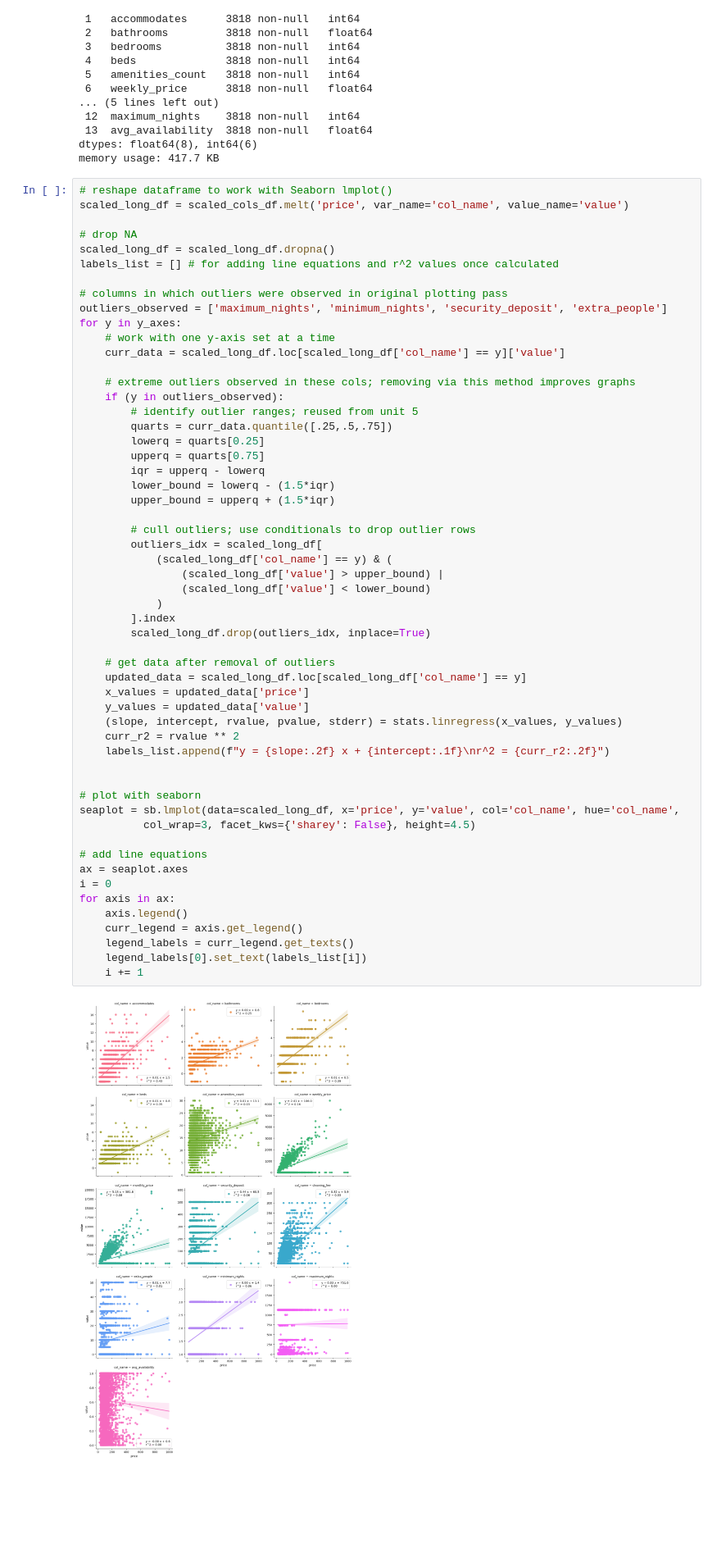
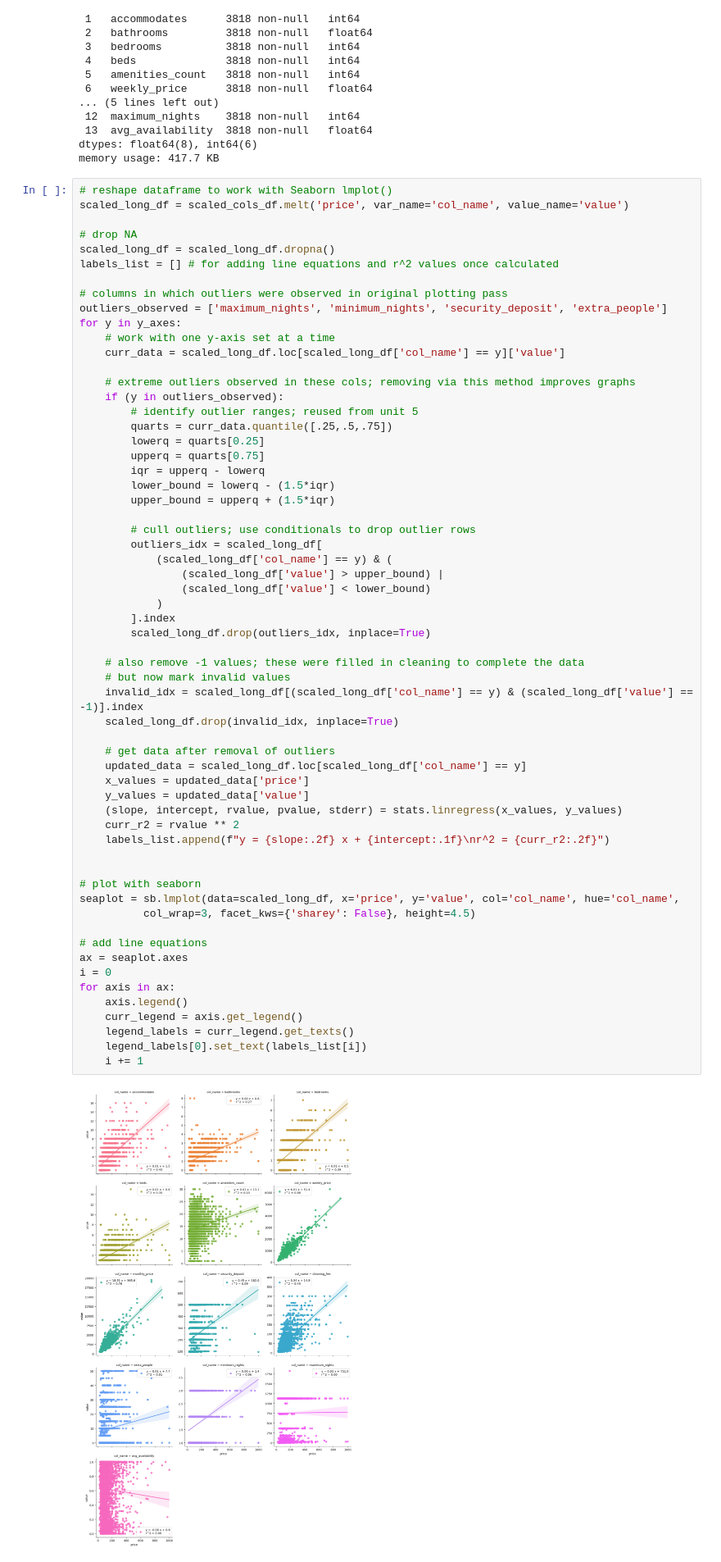
Before and after one commit to kcelik369/Project3_Team7, a Jupyter notebook: seaborn.ipynb, the cells around one changed output. Shown at 82% size. Saved outputs shown, nothing was run; the diff lists cells and outputs as text; blank space fills up the shorter version.

Commit message:
Clean up

```diff
--- a/seaborn.ipynb
+++ b/seaborn.ipynb
@@ -73,34 +73,39 @@ for y in y_axes:
             (scaled_long_df['col_name'] == y) & (
                 (scaled_long_df['value'] > upper_bound) |
                 (scaled_long_df['value'] < lower_bound)
             )
         ].index
         scaled_long_df.drop(outliers_idx, inplace=True)
 
+    # also remove -1 values; these were filled in cleaning to complete the data
+    # but now mark invalid values
+    invalid_idx = scaled_long_df[(scaled_long_df['col_name'] == y) & (scaled_long_df['value'] == -1)].index
+    scaled_long_df.drop(invalid_idx, inplace=True)
+
     # get data after removal of outliers
     updated_data = scaled_long_df.loc[scaled_long_df['col_name'] == y]
     x_values = updated_data['price']
     y_values = updated_data['value']
     (slope, intercept, rvalue, pvalue, stderr) = stats.linregress(x_values, y_values)
     curr_r2 = rvalue ** 2
     labels_list.append(f"y = {slope:.2f} x + {intercept:.1f}\nr^2 = {curr_r2:.2f}")
 
 
 # plot with seaborn
 seaplot = sb.lmplot(data=scaled_long_df, x='price', y='value', col='col_name', hue='col_name',
           col_wrap=3, facet_kws={'sharey': False}, height=4.5)
 
 # add line equations
 ax = seaplot.axes
 i = 0
 for axis in ax:
     axis.legend()
     curr_legend = axis.get_legend()
     legend_labels = curr_legend.get_texts()
     legend_labels[0].set_text(labels_list[i])
     i += 1
 # %% [output]
-[figure, old version]
+[figure, new version]
 # %%
 # pick out example of plots with good / okay / bad r^2 values
 snapshot_long_df = scaled_long_df.loc[
```
Also changed, not shown: parts of 4 cells of this notebook, 4 other files.
